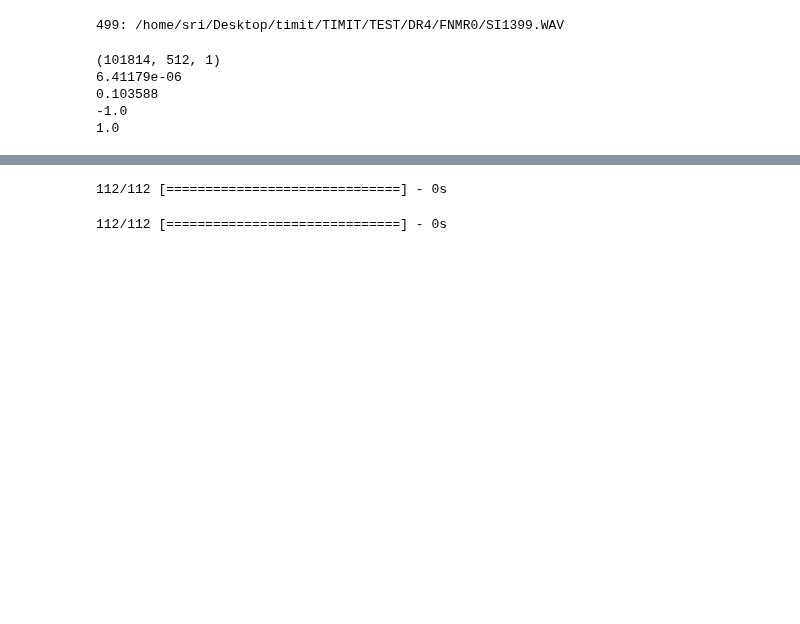
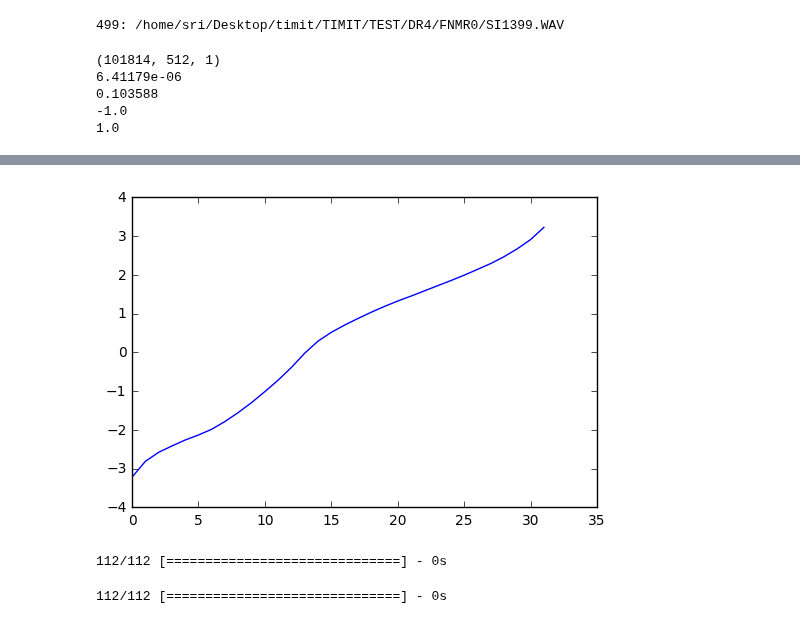
Before and after one commit to sri-kankanahalli/autoencoder-speech-compression, a Jupyter notebook: Train Model.ipynb, the cells around one changed output, grey strips where cells are left out. Cells and saved outputs as stored; diff of their text form; code cells hidden in the pictures; blank space fills up the shorter version.

```diff
--- a/Train Model.ipynb
+++ b/Train Model.ipynb
@@ -983,3 +820,8 @@ if (K.get_value(QUANTIZATION_ON) > 0):
+# %%
+plt.plot(np.sort(np.array(QUANT_BINS.eval()).flatten()))
+plt.show()
+# %% [output]
+[figure, added]
 # %%
 [rate, data] = sciwav.read("./SA1.wav")
 data = data.astype(np.float32)
```
Also changed, not shown: parts of 28 cells of this notebook, 6 other files.
